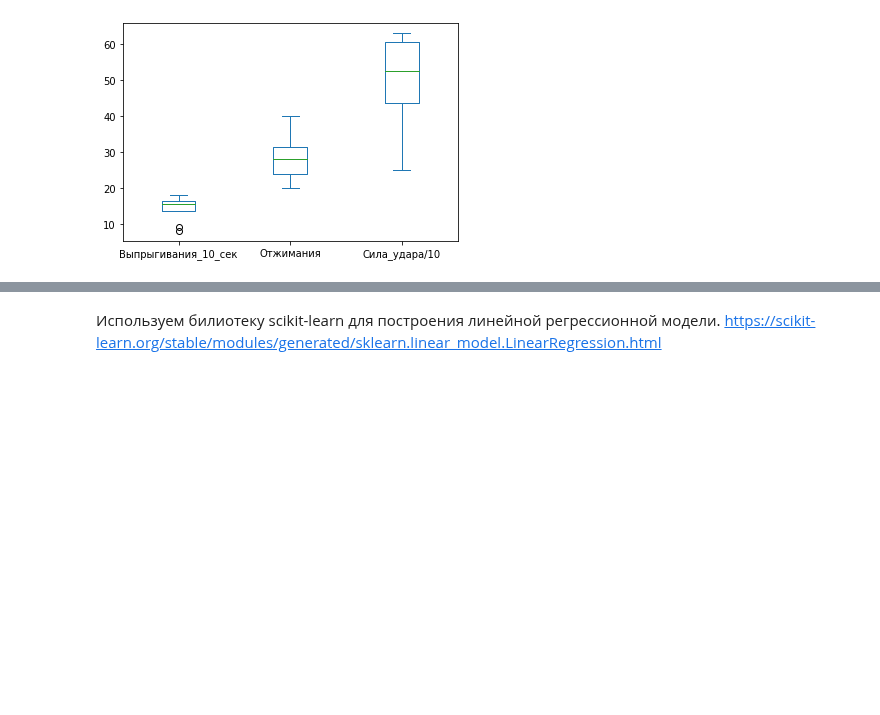
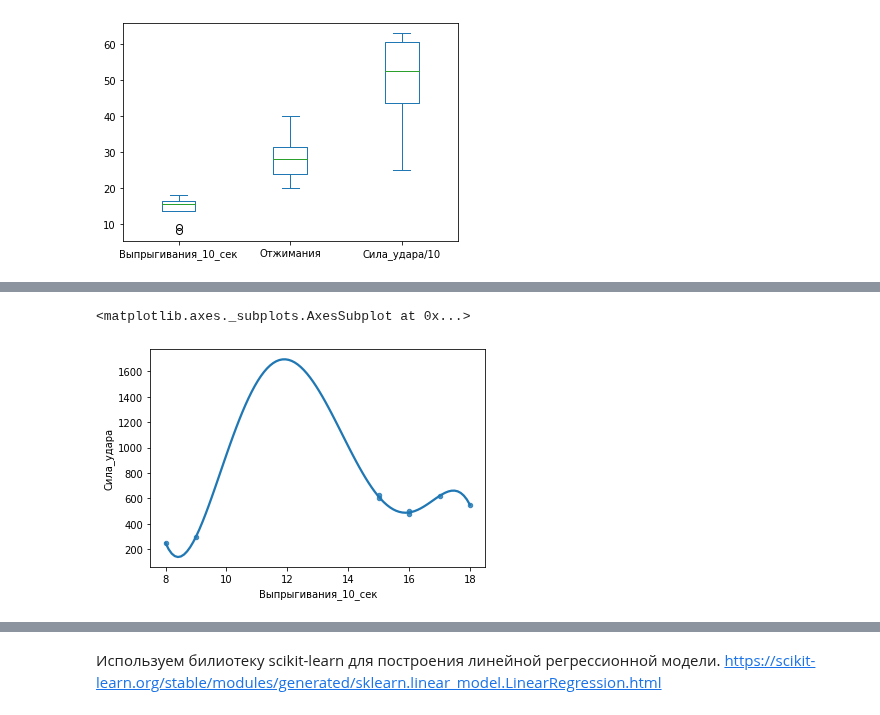
Before and after one commit to vn322/Sport-University, a Jupyter notebook: Line_reg_SPE.ipynb, the cells around one changed output, grey strips where cells are left out. Drawn from its saved outputs; the diff is of its cells as text; code cells hidden in the pictures; blank space fills up the shorter version.

```diff
--- a/Line_reg_SPE.ipynb
+++ b/Line_reg_SPE.ipynb
@@ -142,0 +157,6 @@ df[['Выпрыгивания_10_сек', 'Отжимания', 'Сила_уда
+# %%
+sns.regplot(x = df['Выпрыгивания_10_сек'],
+            y = df['Сила_удара'], scatter_kws={"s": 20}, order=6, ci=None)
+# %% [output]
+<matplotlib.axes._subplots.AxesSubplot at 0x...>
+[figure, added]
```
Also changed, not shown: parts of 21 cells of this notebook.
